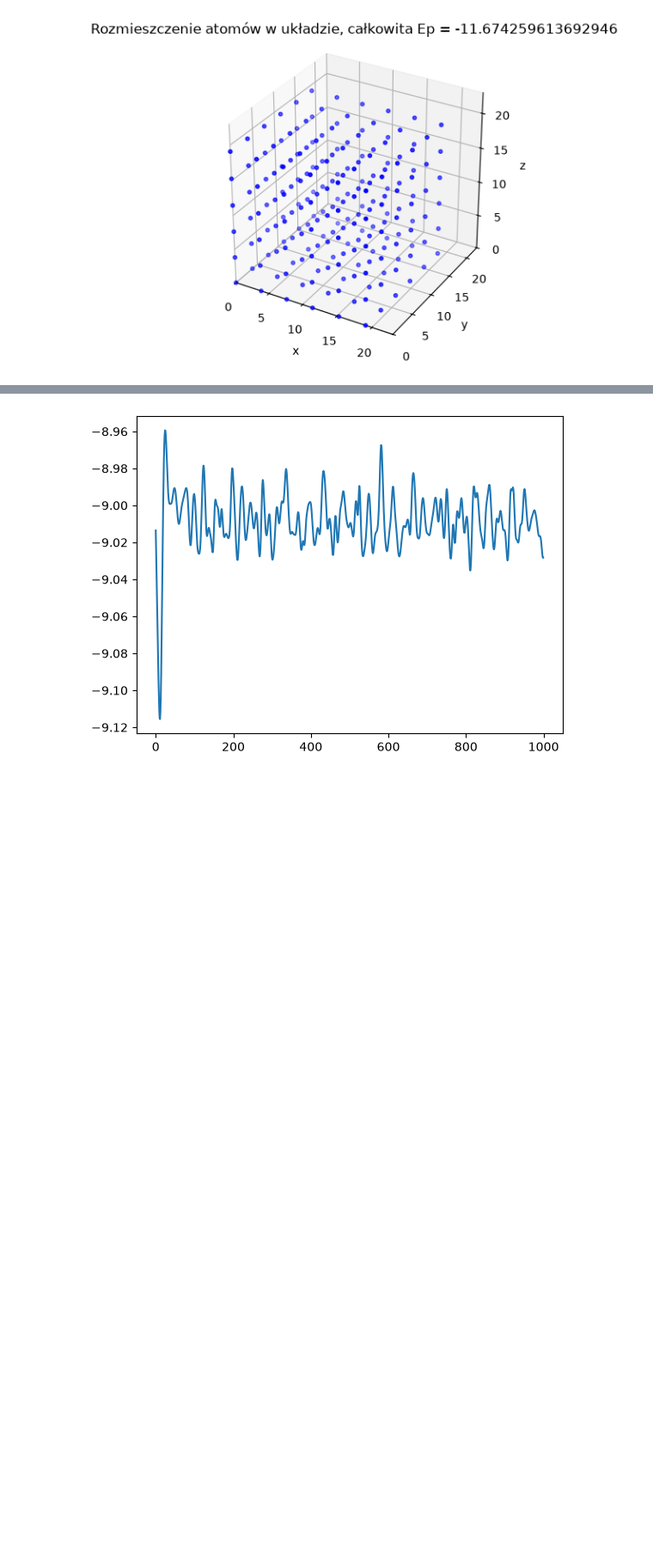
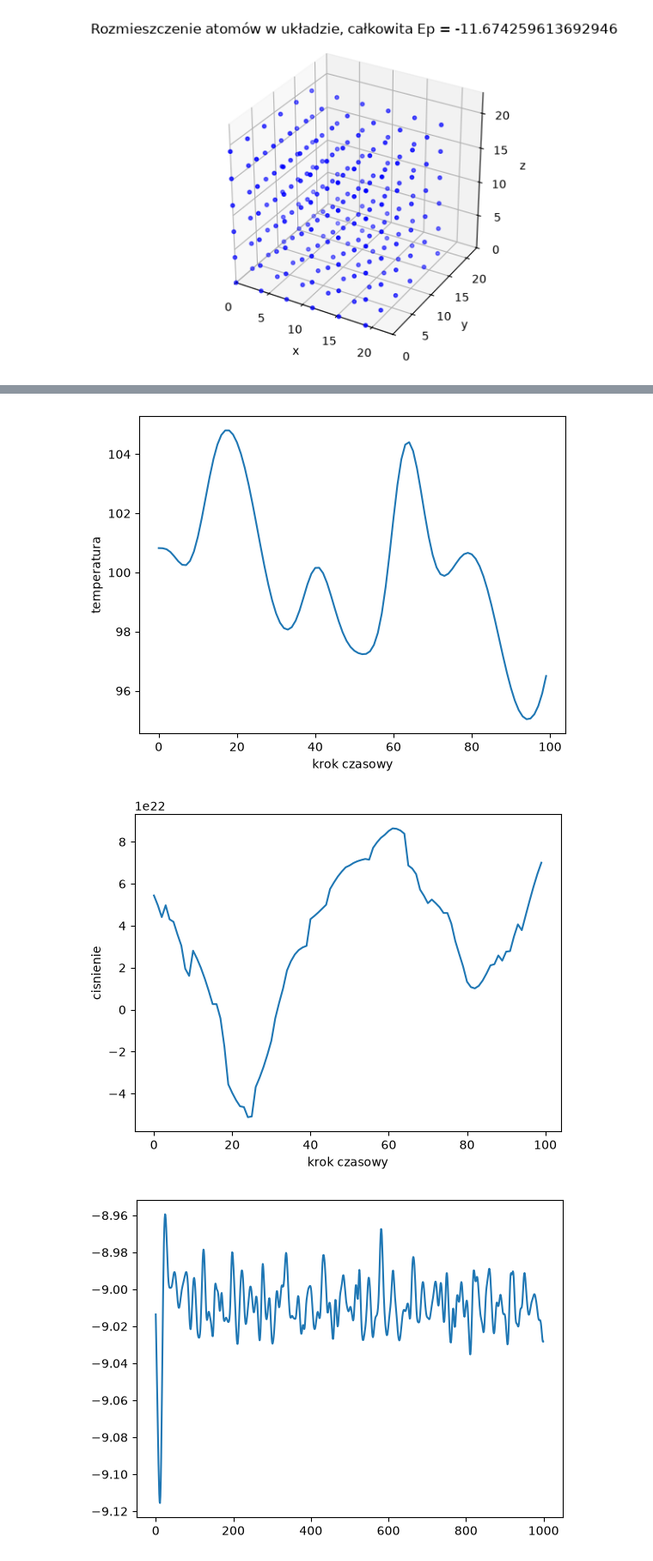
Before and after one commit to Bleblo430/podstawy_symulacji_lab, a Jupyter notebook: zaj1.ipynb, the cells around one changed output, grey strips where cells are left out. Shown at 86% size. Drawn from its saved outputs; the diff is of its cells as text; code cells hidden in the pictures; blank space fills up the shorter version.

```diff
--- a/zaj1.ipynb
+++ b/zaj1.ipynb
@@ -234,3 +282,17 @@ print(saved_positions.shape)
+# %%
+press_history = np.array(press_history)
+plt.plot(temp_history)
+plt.xlabel("krok czasowy")
+plt.ylabel("temperatura")
+plt.show()
+press_history = press_history * 1.602176634e11 #Pa
+plt.plot(press_history)
+plt.xlabel("krok czasowy")
+plt.ylabel("cisnienie")
+plt.show()
+# %% [output]
+[figure, added]
+[figure, added]
 # %%
 plt.plot(hamiltonians)
 plt.show()
```
Also changed, not shown: parts of 3 cells of this notebook.
